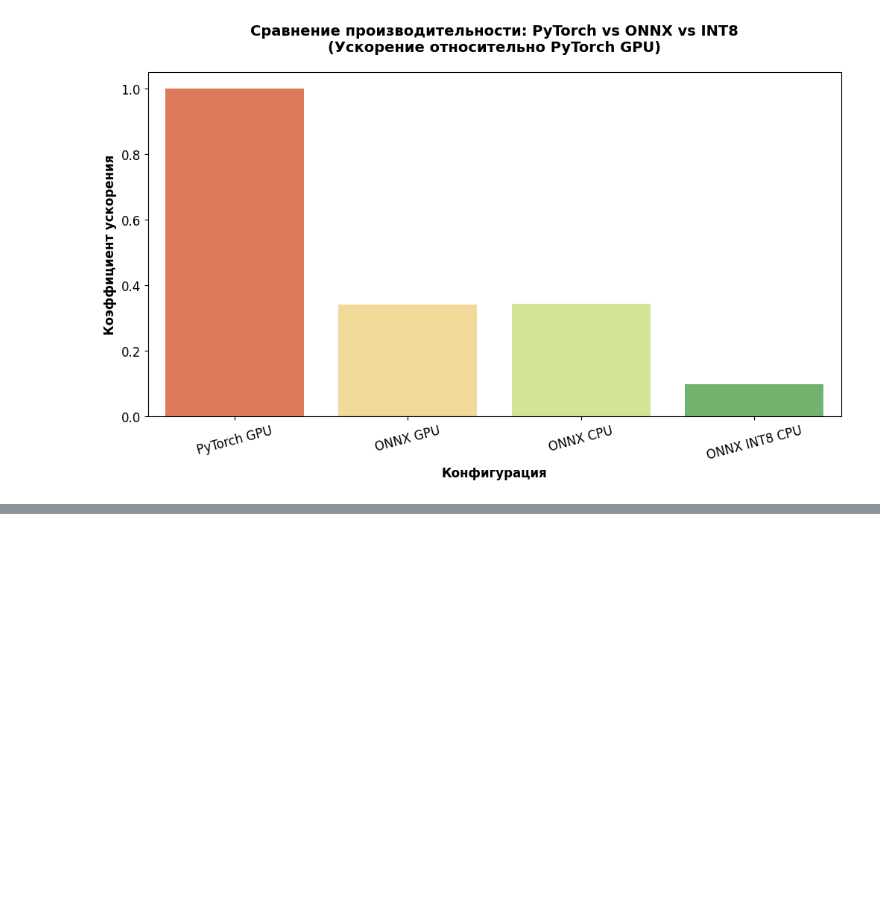
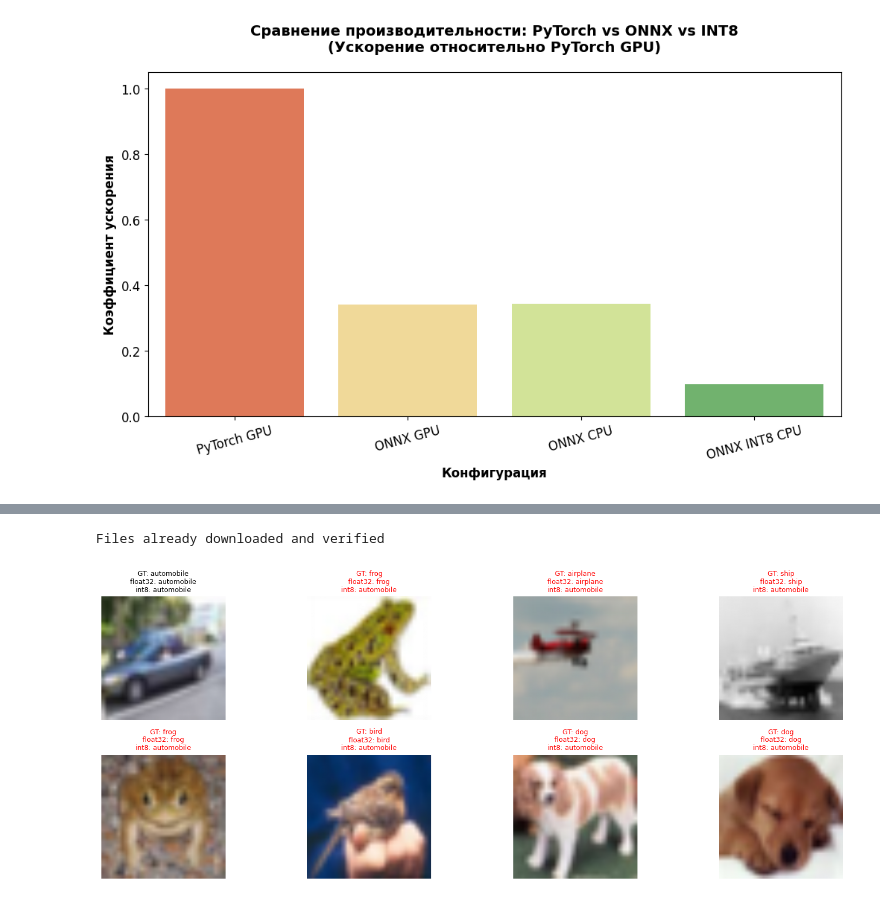
Before and after one commit to mareeczka/urban-octo-happiness, a Jupyter notebook: Untitled.ipynb, the cells around one changed output, grey strips where cells are left out. Saved outputs shown, nothing was run; the diff lists cells and outputs as text; code cells hidden in the pictures; blank space fills up the shorter version.

```diff
--- a/Untitled.ipynb
+++ b/Untitled.ipynb
@@ -1804,0 +1875,66 @@ AttributeError: 'Pandas' object has no attribute 'Model_Size'
+# %%
+import random
+import matplotlib.pyplot as plt
+import numpy as np
+import onnxruntime as ort
+import torch
+from torchvision import datasets, transforms
+
+models = {
+    "float32": "checkpoints/effnet_b3_cifar10_alb.onnx",
+    "int8":    "checkpoints/effnet_b3_cifar10_alb_int8.onnx",
+}
+num_images = 8
+
+CIFAR10_CLASSES = [
+    "airplane", "automobile", "bird", "cat", "deer",
+    "dog", "frog", "horse", "ship", "truck"
+]
+
+transform = transforms.Compose([
+    transforms.Resize(224),
+    transforms.ToTensor(),
+    transforms.Normalize(mean=[0.485, 0.456, 0.406],
+                         std=[0.229, 0.224, 0.225]),
+])
+raw_transform = transforms.Compose([
+    transforms.Resize(224),
+])
+dataset = datasets.CIFAR10(root="data", train=False, download=True, transform=transform)
+raw_dataset = datasets.CIFAR10(root="data", train=False, download=False, transform=raw_transform)
+
+indices = random.sample(range(len(dataset)), num_images)
+images = [dataset[i][0] for i in indices]
+labels = [dataset[i][1] for i in indices]
+raw_images = [raw_dataset[i][0] for i in indices]  # these are PIL images
+
+def infer_onnx(model_path, images):
+    provider = "CPUExecutionProvider"
+    sess = ort.InferenceSession(model_path, providers=[provider])
+    input_name = sess.get_inputs()[0].name
+    batch = torch.stack(images).numpy()
+    preds = sess.run(None, {input_name: batch})[0]
+    return np.argmax(preds, axis=1)
+
+preds_float = infer_onnx(models["float32"], images)
+preds_int8 = infer_onnx(models["int8"], images)
+
+fig, axes = plt.subplots(2, num_images // 2, figsize=(16, 6))
+axes = axes.flatten()
+
+for i, ax in enumerate(axes):
+    img = np.array(raw_images[i]) / 255.0  # convert PIL -> np array, normalize
+    gt = CIFAR10_CLASSES[labels[i]]
+    p32 = CIFAR10_CLASSES[preds_float[i]]
+    p8 = CIFAR10_CLASSES[preds_int8[i]]
+
+    ax.imshow(img)
+    ax.axis("off")
+    color = "red" if p32 != p8 else "black"
+    ax.set_title(f"GT: {gt}\nfloat32: {p32}\nint8: {p8}", fontsize=9, color=color)
+
+plt.tight_layout()
+plt.show()
+# %% [output]
+Files already downloaded and verified
+[figure, added]
```
Also changed, not shown: parts of 1 cell of this notebook, 2 other files.
